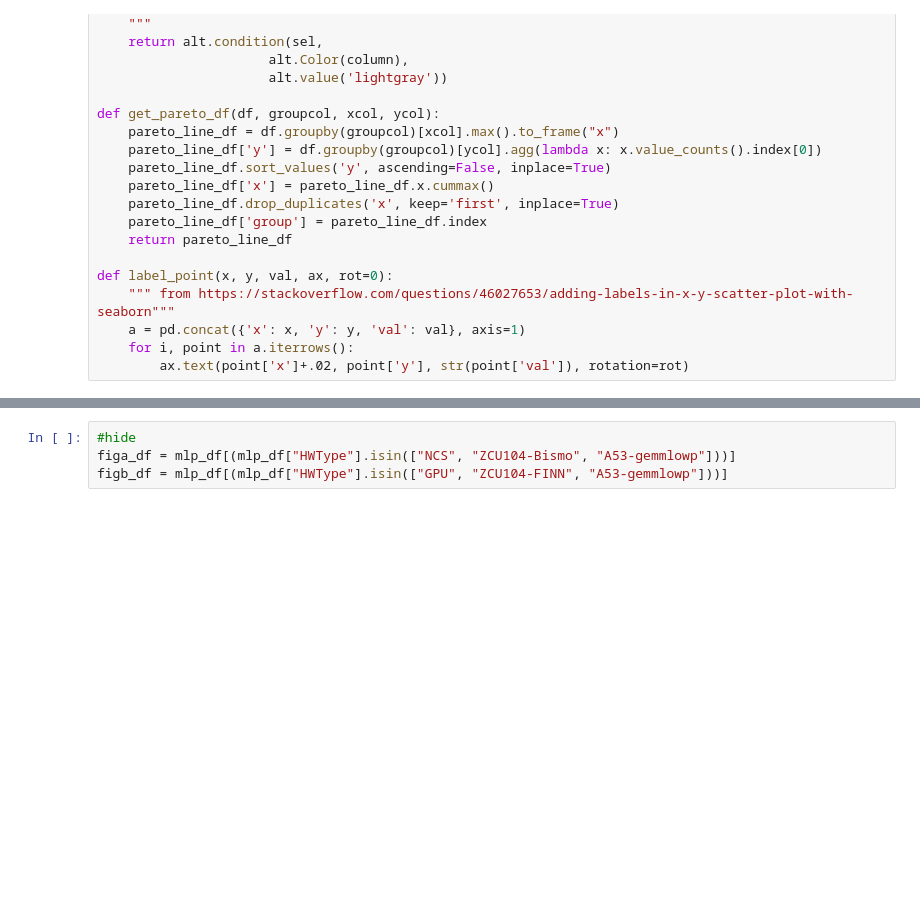
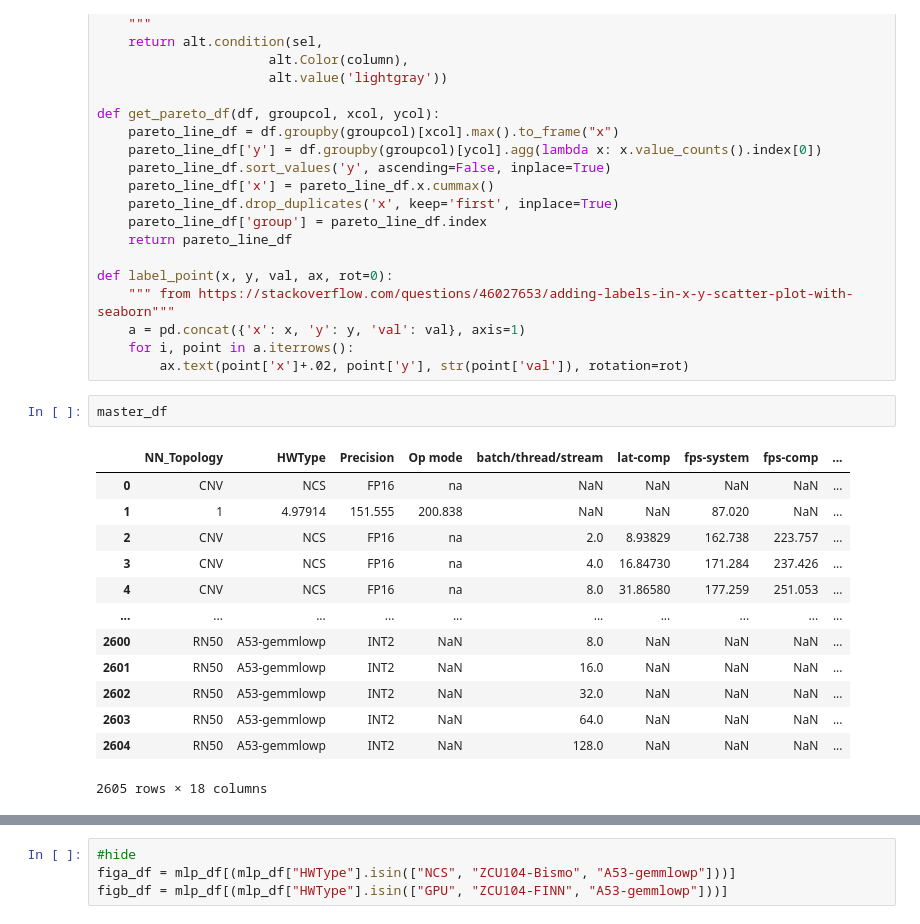
Before and after one commit to RCL-lab/QutibenchWeb, a Jupyter notebook: _notebooks/2020-03-25-MNIST.ipynb, the cells around one changed output, grey strips where cells are left out. Drawn from its saved outputs; the diff is of its cells as text; blank space fills up the shorter version.

```diff
--- a/_notebooks/2020-03-25-MNIST.ipynb
+++ b/_notebooks/2020-03-25-MNIST.ipynb
@@ -93,3 +93,19 @@ def label_point(x, y, val, ax, rot=0):
     a = pd.concat({'x': x, 'y': y, 'val': val}, axis=1)
     for i, point in a.iterrows():
         ax.text(point['x']+.02, point['y'], str(point['val']), rotation=rot)
+# %%
+master_df
+# %% [output]
+|  | NN_Topology | HWType | Precision | Op mode | batch/thread/stream | lat-comp | fps-system | fps-comp | ... |
+| 0 | CNV | NCS | FP16 | na | NaN | NaN | NaN | NaN | ... |
+| 1 | 1 | 4.97914 | 151.555 | 200.838 | NaN | NaN | 87.020 | NaN | ... |
+| 2 | CNV | NCS | FP16 | na | 2.0 | 8.93829 | 162.738 | 223.757 | ... |
+| 3 | CNV | NCS | FP16 | na | 4.0 | 16.84730 | 171.284 | 237.426 | ... |
+| 4 | CNV | NCS | FP16 | na | 8.0 | 31.86580 | 177.259 | 251.053 | ... |
+| ... | ... | ... | ... | ... | ... | ... | ... | ... | ... |
+| 2600 | RN50 | A53-gemmlowp | INT2 | NaN | 8.0 | NaN | NaN | NaN | ... |
+| 2601 | RN50 | A53-gemmlowp | INT2 | NaN | 16.0 | NaN | NaN | NaN | ... |
+| 2602 | RN50 | A53-gemmlowp | INT2 | NaN | 32.0 | NaN | NaN | NaN | ... |
+| 2603 | RN50 | A53-gemmlowp | INT2 | NaN | 64.0 | NaN | NaN | NaN | ... |
+| 2604 | RN50 | A53-gemmlowp | INT2 | NaN | 128.0 | NaN | NaN | NaN | ... |
+2605 rows × 18 columns
```
Also changed, not shown: parts of 2 cells of this notebook, 1 other file.
